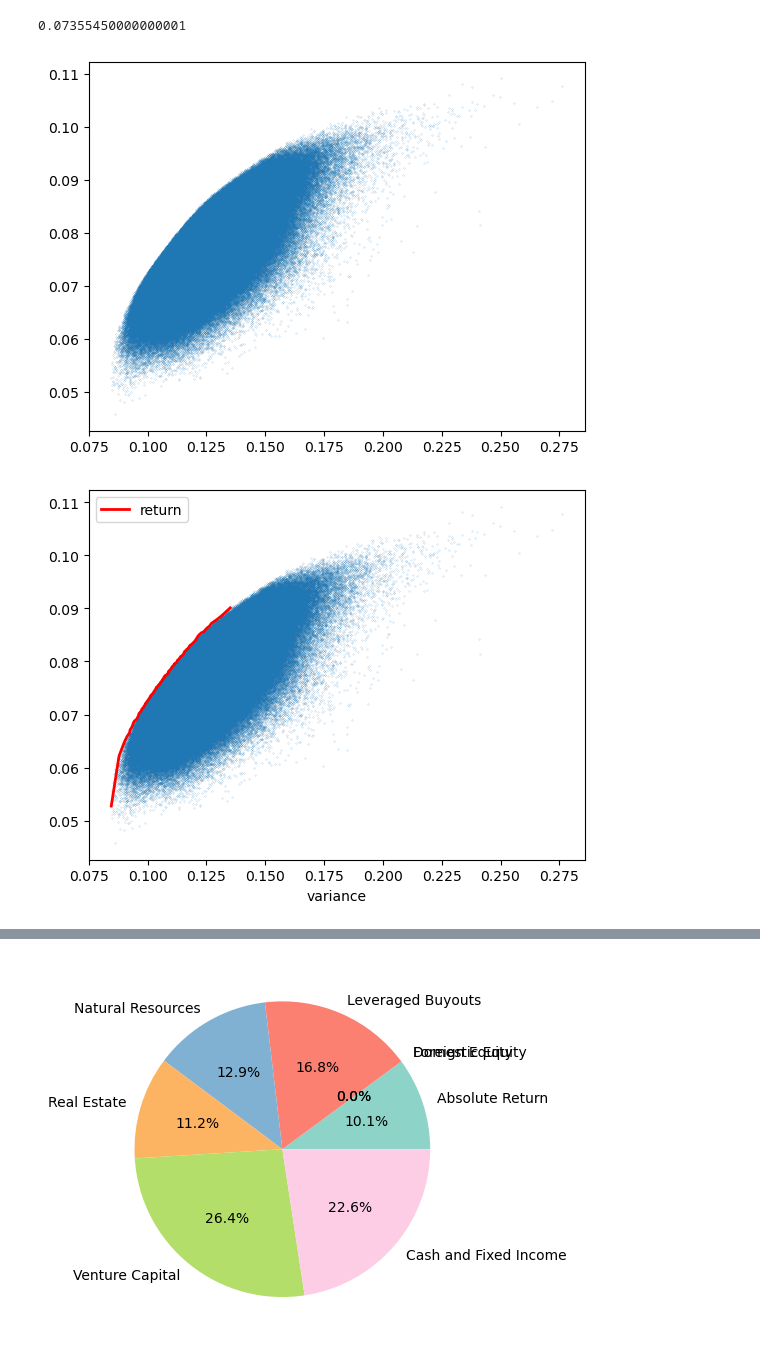
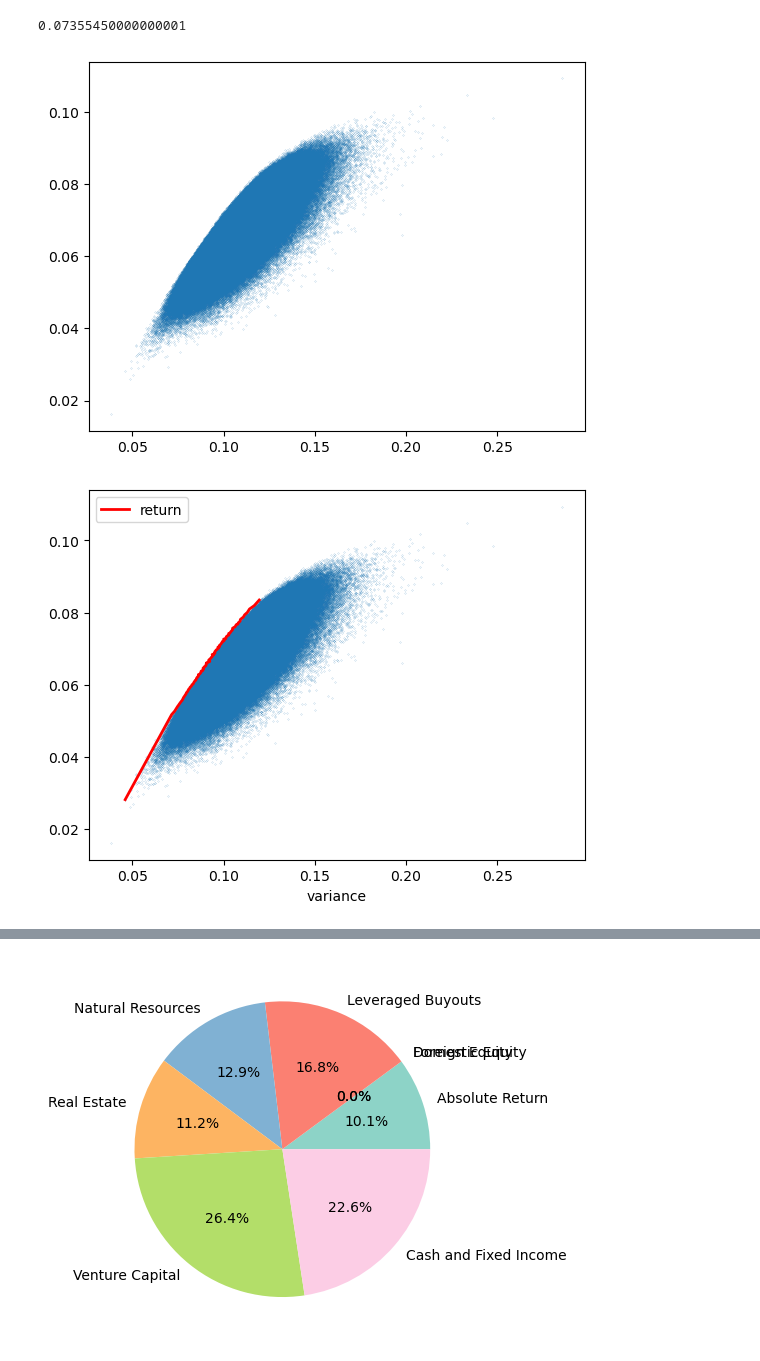
Before and after one commit to antonsharapov1/inv, a Jupyter notebook: Untitled-1.ipynb, the cells around one changed output, grey strips where cells are left out. Cells and saved outputs as stored; diff of their text form; code cells hidden in the pictures.

```diff
--- a/Untitled-1.ipynb
+++ b/Untitled-1.ipynb
@@ -65,36 +65,36 @@ assests_risk = df['risk'].tolist()
 
 # Для данных весов вычисляем expected return
 def calculateReturnForWeights(random_weights: list):
     r = 0
     for index, weight in enumerate(random_weights):
         r += weight * assets_return[index] * 0.01
     return r
 
-# Для данных весов вычисляем вариацию
+# Для данных весов вычисляем стандартное отклонение
 def calculateVarianceForWeights(random_weights: list):
     v = 0
     for i, weight in enumerate(random_weights):
         v += (weight * assests_risk[i] * 0.01) ** 2
         for j, corr in enumerate(corr_matrix[i][i + 1:]):
             v += weight * random_weights[j] * corr_matrix[i][j] * assests_risk[i] * assests_risk[j] * 0.0001
     return sqrt(v)
 
 # Генерируем steps случайных комбинаций весов и вычисляем для них expected return и variance
 steps = 1000000 # количество точек
 return_row = []
 variance_row = []
 for s in range(1, steps + 1):
     # генерируем веса
-    random_weights = np.random.random(7)
+    random_weights = np.random.random(8)
     random_weights /= random_weights.sum()
     # получаем два массива expected return и variance
     return_row.append(calculateReturnForWeights(random_weights.tolist()))
     variance_row.append(calculateVarianceForWeights(random_weights.tolist()))
 
 plt.scatter(variance_row, return_row, s = 0.01)
 plt.show()
 # %% [output]
-[figure, old version]
+[figure, new version]
 # %%
 # Получаем efficient frontier
 # Для окна шириной delta находим для данных return точку с минимальной variance
@@ -115,7 +115,7 @@ efficient_frontier.plot(x = "variance", y = "return", linewidth=2.0, color = ['r
 plt.scatter(variance_row, return_row, s = 0.01)
 plt.show()
 # %% [output]
-[figure, old version]
+[figure, new version]
 # %%
 # Question 4
 
```
Also changed, not shown: parts of 3 cells of this notebook.
